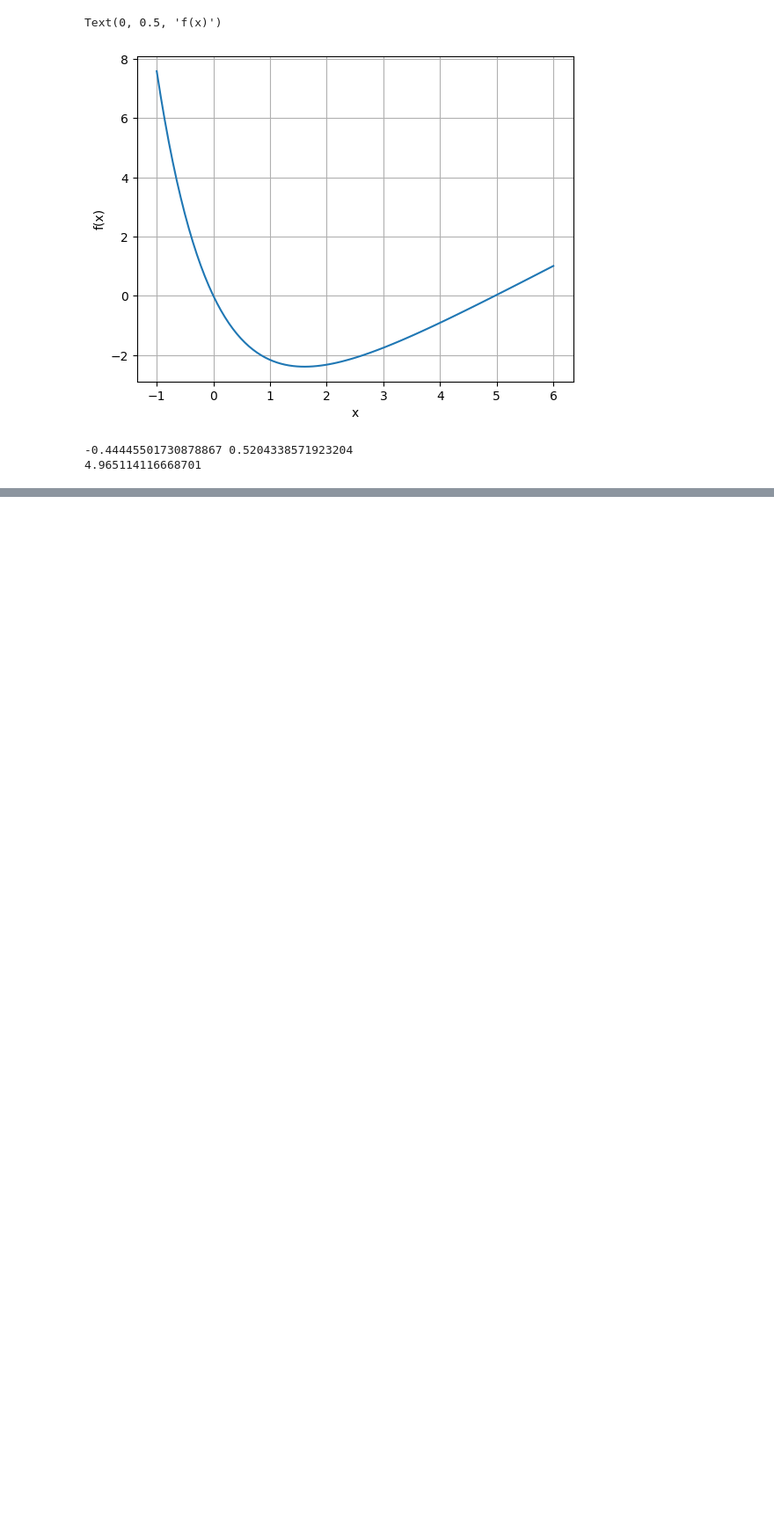
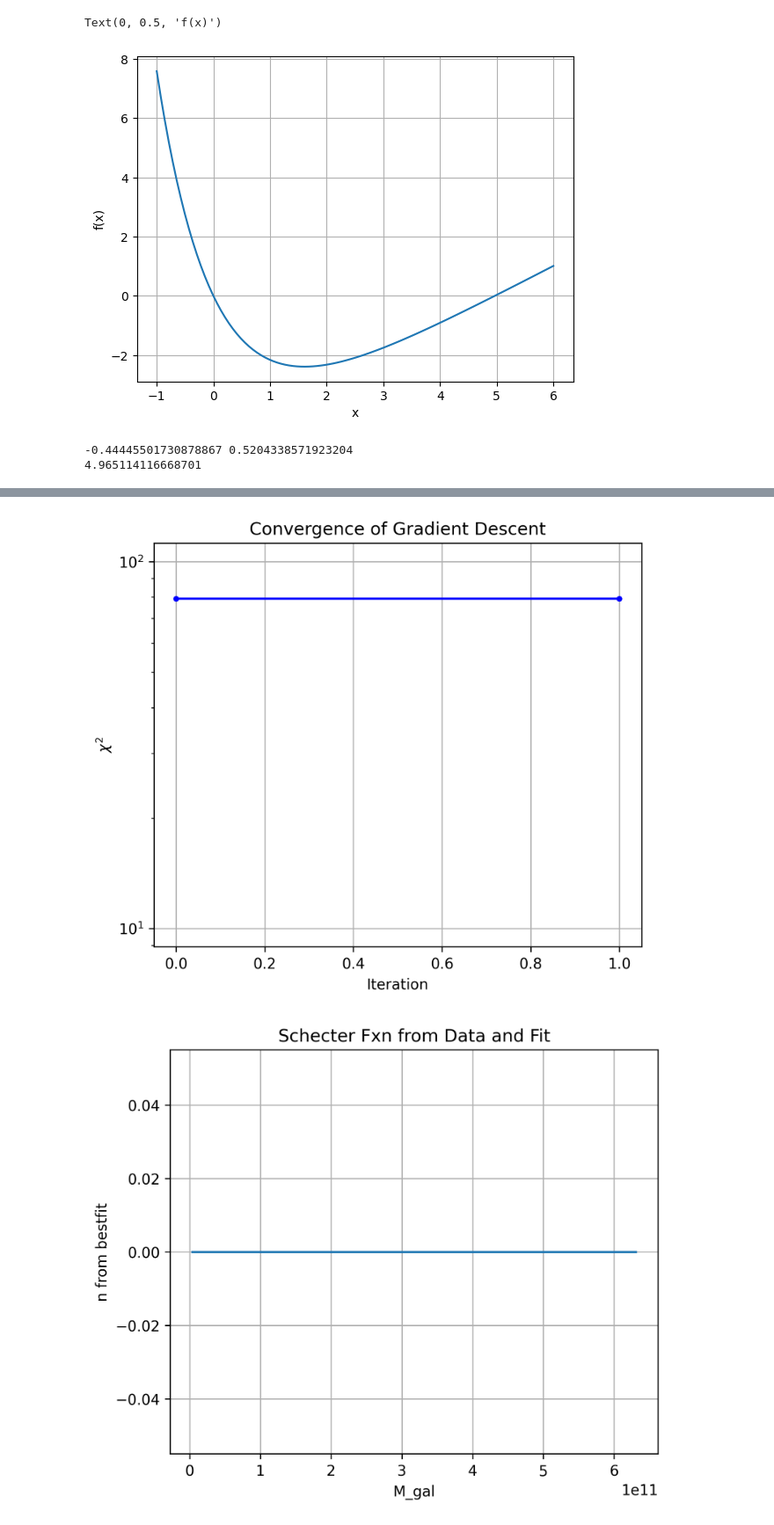
Before and after one commit to chrissellgrenbackup/computational-physics, a Jupyter notebook: HW2.ipynb, the cells around one changed output, grey strips where cells are left out. Shown: that part at 88% size. Saved outputs shown, nothing was run; the diff lists cells and outputs as text; code cells hidden in the pictures; blank space fills up the shorter version.

```diff
--- a/HW2.ipynb
+++ b/HW2.ipynb
@@ -130,0 +204,51 @@ print(xfinal)
+# %%
+# Work on schechter fxn
+def schecter(M,phi,Mstar,alpha):
+    return phi*(M/Mstar)**(alpha+1)*np.exp(-M/Mstar)*np.log(10)
+
+# import data
+data = np.genfromtxt("smf_cosmos.dat")
+log_M_gal = data[:,0]
+M_gal = 10**(log_M_gal)
+n = data[:,1]
+err = data[:,2]
+
+# define chi^2 fxn to compare data to model
+def chi2(params, M_gal, n, err):
+    phi, Mstar, alpha = params
+    n_model = schecter(M_gal,phi,Mstar,alpha)
+    return np.sum((n - n_model)/err)
+
+# run gradient descent on chi^2 fxn to optimize params
+#def grad_descent(f,init_params,step=0.1,tol=1e-6,iterations=100):
+#    return params, history
+
+initial_params = [1,1e5,1]
+optimized_params,history = grad_descent(
+    lambda p: chi2(p,M_gal,n,err),
+    initial_params,step=1e-3,iterations=200)
+
+phi,Mstar,alpha = optimized_params
+chi2s = [h[1] for h in history]
+n_bestfit = schecter(M_gal,phi,Mstar,alpha)
+
+# plot chi2 vs. iteration
+plt.figure(figsize=(6,5),dpi=300)
+plt.semilogy(chi2s, 'b.-')
+plt.xlabel("Iteration")
+plt.ylabel(r'$\chi^2$')
+plt.title("Convergence of Gradient Descent")
+plt.grid(True)
+plt.show()
+
+# plot schtecter fxn
+plt.figure(figsize=(6,5),dpi=300)
+plt.plot(M_gal,n_bestfit)
+plt.xlabel("M_gal")
+plt.ylabel(r'n from bestfit')
+plt.title("Schecter Fxn from Data and Fit")
+plt.grid(True)
+plt.show()
+# %% [output]
+[figure, added]
+[figure, added]
```
Also changed, not shown: parts of 3 cells of this notebook.
